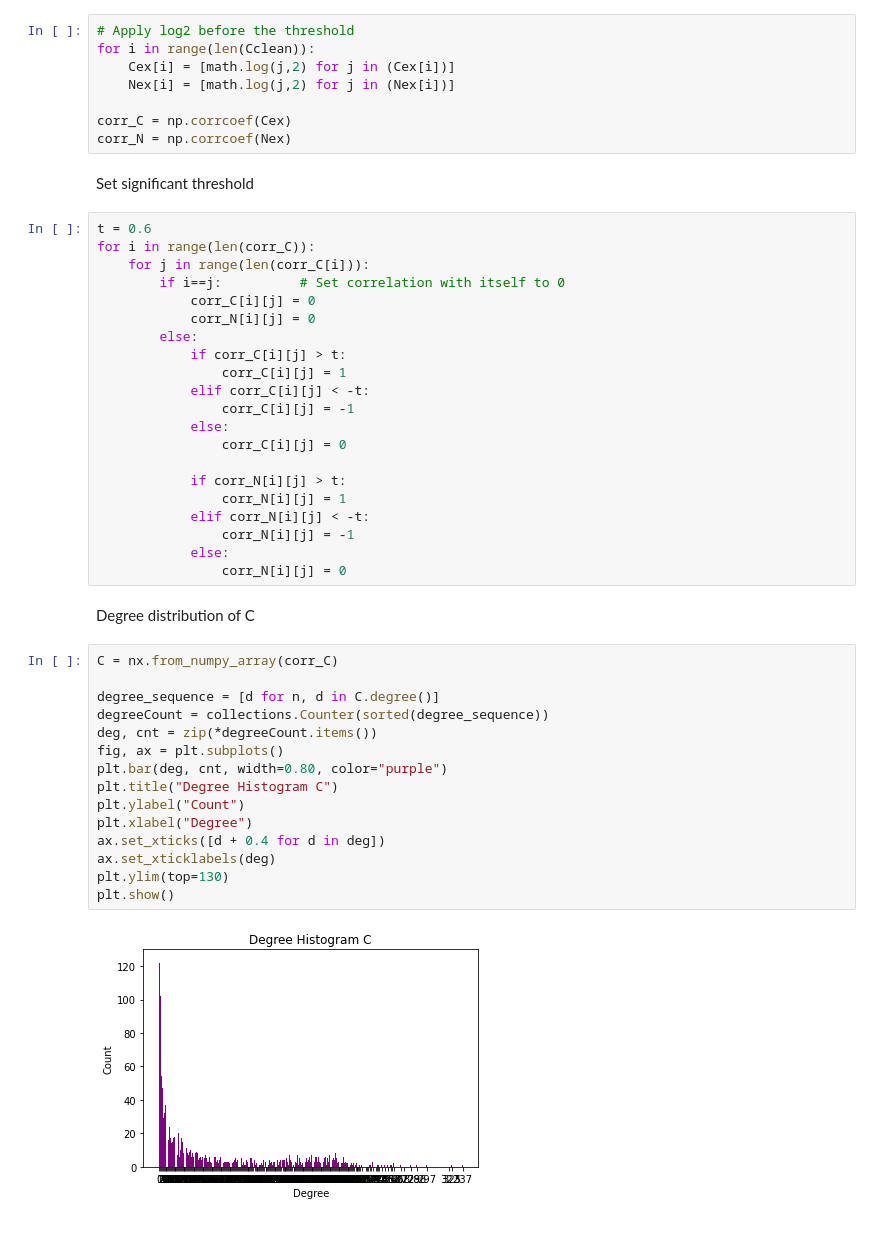
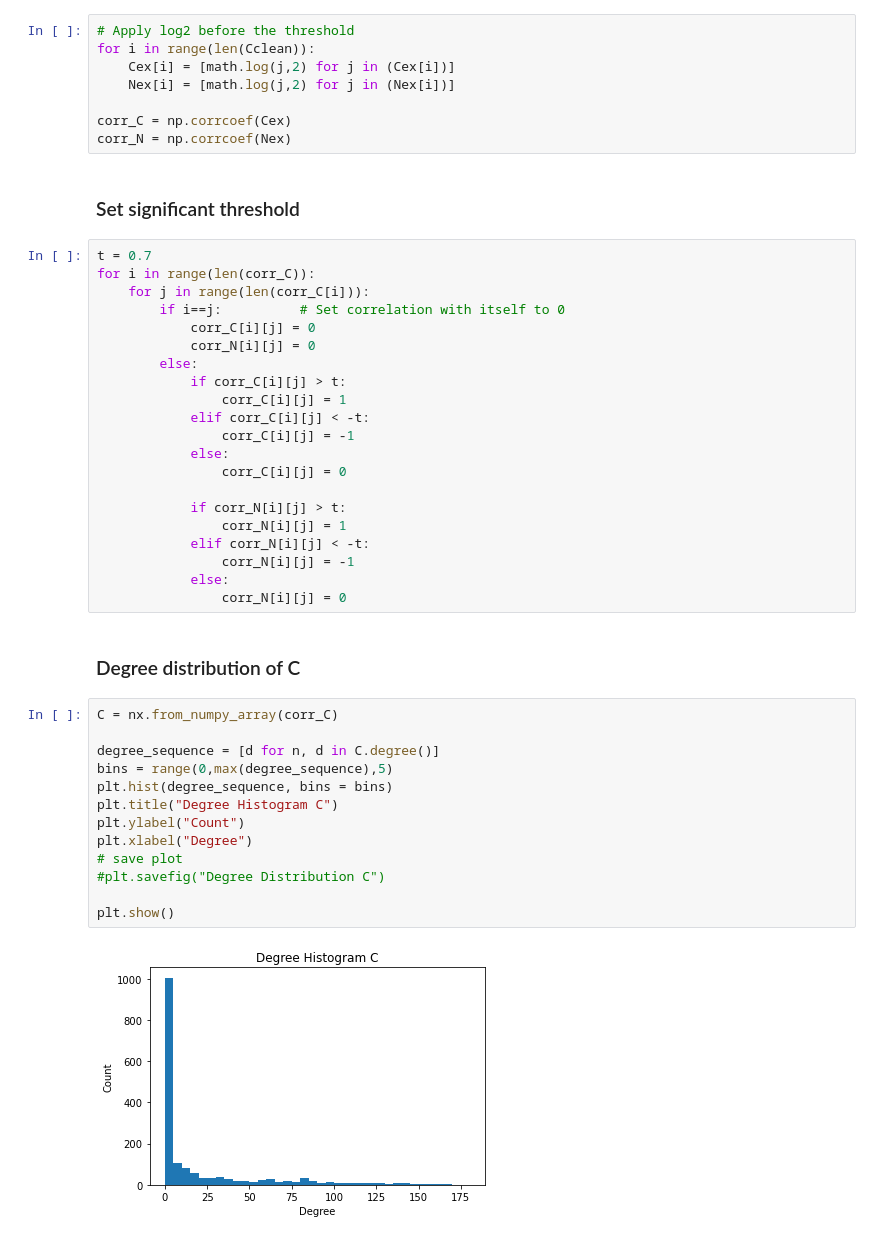
Before and after one commit to EmaGugli/Digital-Epidemiology-project, a Jupyter notebook: DE project.ipynb, the cells around one changed output. Saved outputs shown, nothing was run; the diff lists cells and outputs as text.

```diff
--- a/DE project.ipynb
+++ b/DE project.ipynb
@@ -131,9 +136,9 @@ for i in range(len(Cclean)):
 corr_C = np.corrcoef(Cex)
 corr_N = np.corrcoef(Nex)
 # %% [markdown]
-Set significant threshold
+### Set significant threshold
 # %%
-t = 0.6
+t = 0.7
 for i in range(len(corr_C)):
     for j in range(len(corr_C[i])):
         if i==j:          # Set correlation with itself to 0
@@ -154,22 +159,20 @@ for i in range(len(corr_C)):
             else:
                 corr_N[i][j] = 0
 # %% [markdown]
-Degree distribution of C
+### Degree distribution of C
 # %%
 C = nx.from_numpy_array(corr_C)
 
 degree_sequence = [d for n, d in C.degree()]
-degreeCount = collections.Counter(sorted(degree_sequence))
-deg, cnt = zip(*degreeCount.items())
-fig, ax = plt.subplots()
-plt.bar(deg, cnt, width=0.80, color="purple")
+bins = range(0,max(degree_sequence),5)
+plt.hist(degree_sequence, bins = bins)
 plt.title("Degree Histogram C")
 plt.ylabel("Count")
 plt.xlabel("Degree")
-ax.set_xticks([d + 0.4 for d in deg])
-ax.set_xticklabels(deg)
-plt.ylim(top=130)
+# save plot
+#plt.savefig("Degree Distribution C")
+
 plt.show()
 # %% [output]
-[figure, old version]
+[figure, new version]
 # %% [markdown]
```
Also changed, not shown: parts of 17 cells of this notebook.
